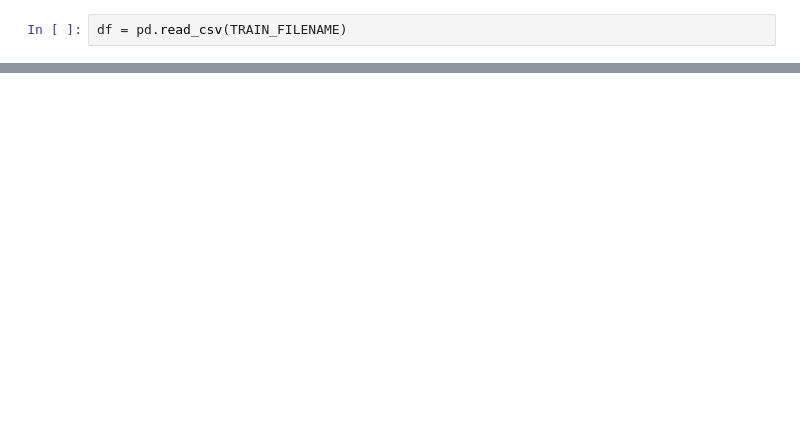
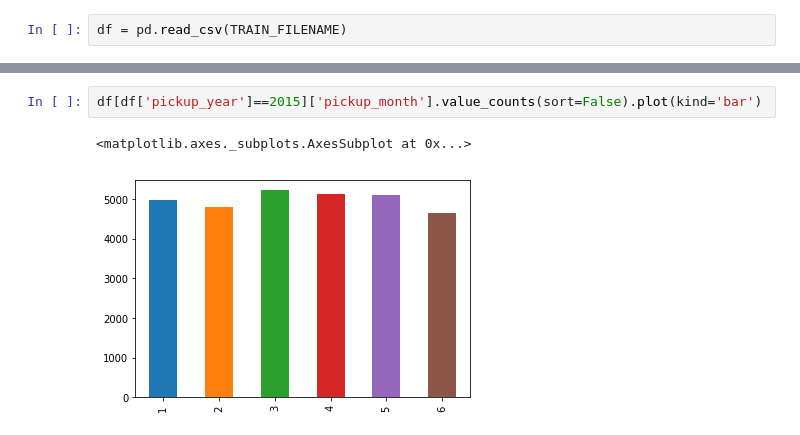
Before and after one commit to ShuaiHuang/kaggle-new-york-city-taxi-fare-prediction, a Jupyter notebook: code/exploratory-data-analysis.ipynb, the cells around one changed output, grey strips where cells are left out. Cells and saved outputs as stored; diff of their text form; blank space fills up the shorter version.

```diff
--- a/code/exploratory-data-analysis.ipynb
+++ b/code/exploratory-data-analysis.ipynb
@@ -44,0 +139,5 @@ df.head()
+# %%
+df[df['pickup_year']==2015]['pickup_month'].value_counts(sort=False).plot(kind='bar')
+# %% [output]
+<matplotlib.axes._subplots.AxesSubplot at 0x...>
+[figure, added]
```
Also changed, not shown: parts of 13 cells of this notebook.
